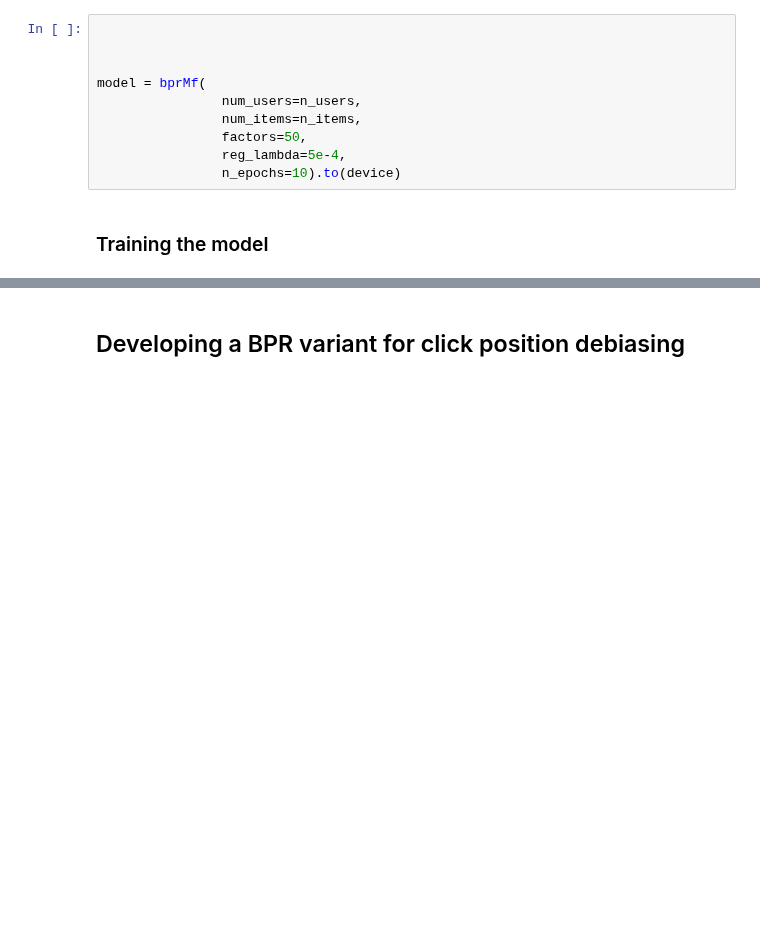
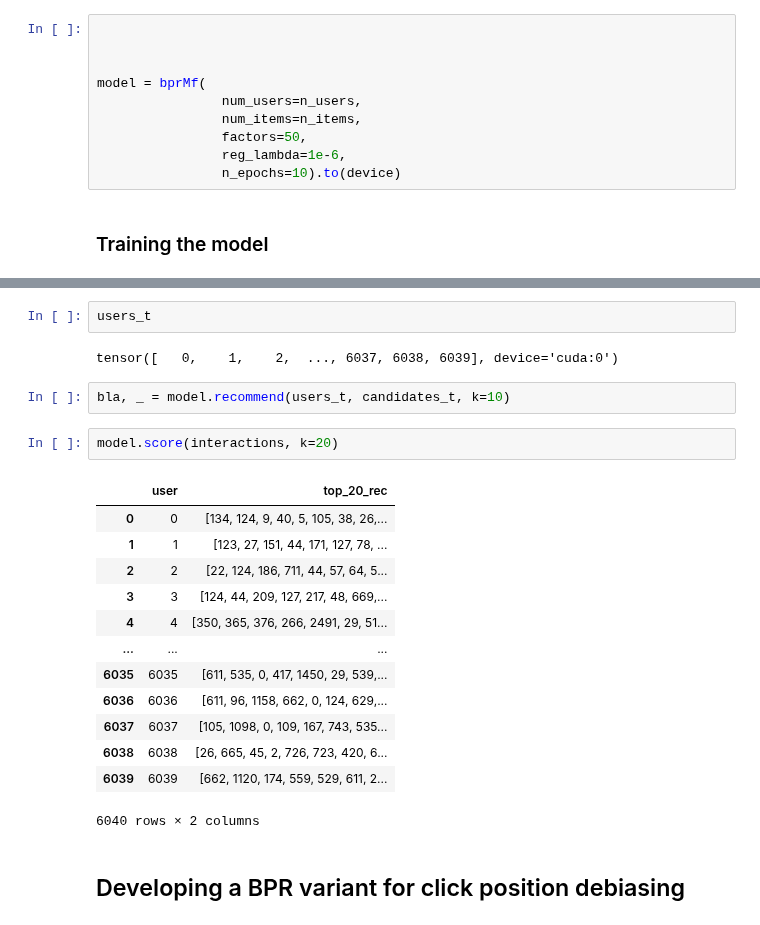
Before and after one commit to caiotda/bpr-mf, a Jupyter notebook: playground.ipynb, the cells around one changed output, grey strips where cells are left out. Cells and saved outputs as stored; diff of their text form; blank space fills up the shorter version.

```diff
--- a/playground.ipynb
+++ b/playground.ipynb
@@ -84,7 +82,7 @@ model = bprMf(
                 num_users=n_users,
                 num_items=n_items,
                 factors=50,
-                reg_lambda=5e-4,
+                reg_lambda=1e-6,
                 n_epochs=10).to(device)
 # %% [markdown]
 ### Training the model
@@ -110,3 +142,25 @@ train_losses
+# %%
+users_t
+# %% [output]
+tensor([   0,    1,    2,  ..., 6037, 6038, 6039], device='cuda:0')
+# %%
+bla, _ = model.recommend(users_t, candidates_t, k=10)
+# %%
+model.score(interactions, k=20)
+# %% [output]
+|  | user | top_20_rec |
+| 0 | 0 | [134, 124, 9, 40, 5, 105, 38, 26,... |
+| 1 | 1 | [123, 27, 151, 44, 171, 127, 78, ... |
+| 2 | 2 | [22, 124, 186, 711, 44, 57, 64, 5... |
+| 3 | 3 | [124, 44, 209, 127, 217, 48, 669,... |
+| 4 | 4 | [350, 365, 376, 266, 2491, 29, 51... |
+| ... | ... | ... |
+| 6035 | 6035 | [611, 535, 0, 417, 1450, 29, 539,... |
+| 6036 | 6036 | [611, 96, 1158, 662, 0, 124, 629,... |
+| 6037 | 6037 | [105, 1098, 0, 109, 167, 743, 535... |
+| 6038 | 6038 | [26, 665, 45, 2, 726, 723, 420, 6... |
+| 6039 | 6039 | [662, 1120, 174, 559, 529, 611, 2... |
+6040 rows × 2 columns
 # %% [markdown]
 ## Developing a BPR variant for click position debiasing
 # %%
```
Also changed, not shown: parts of 12 cells of this notebook.
